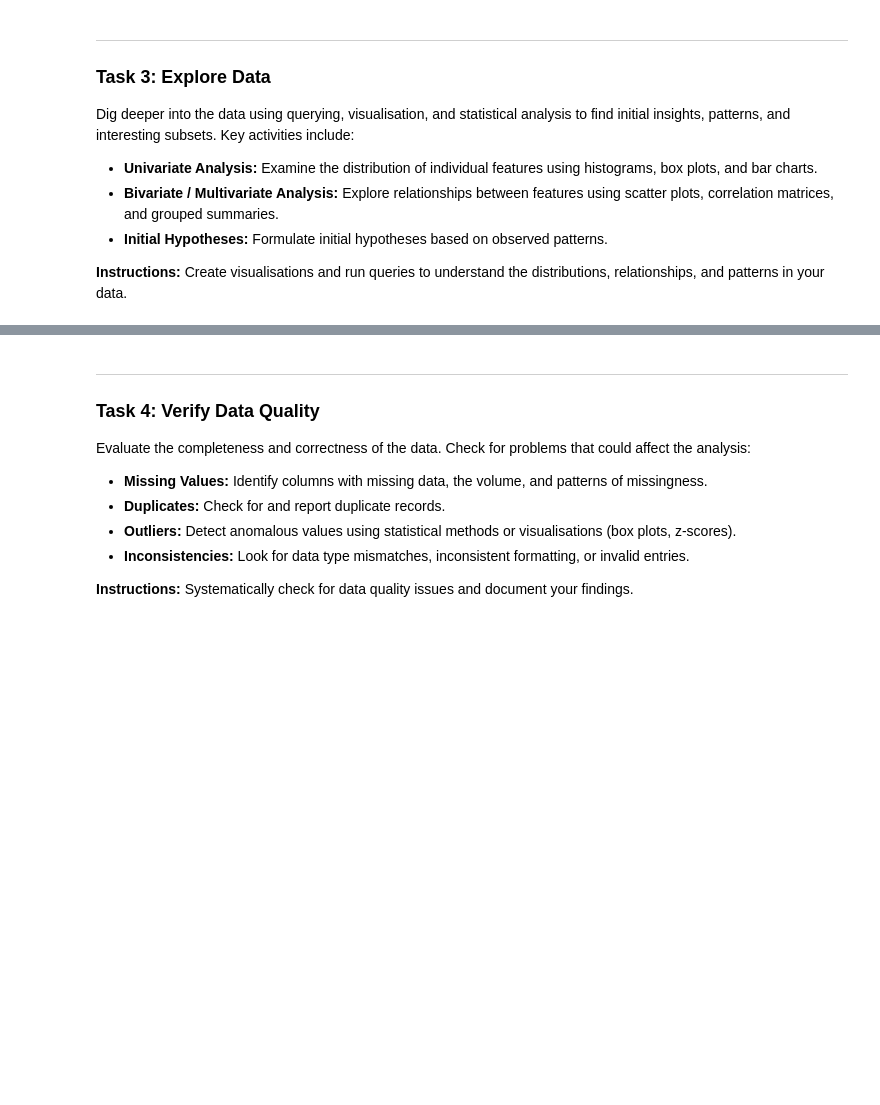
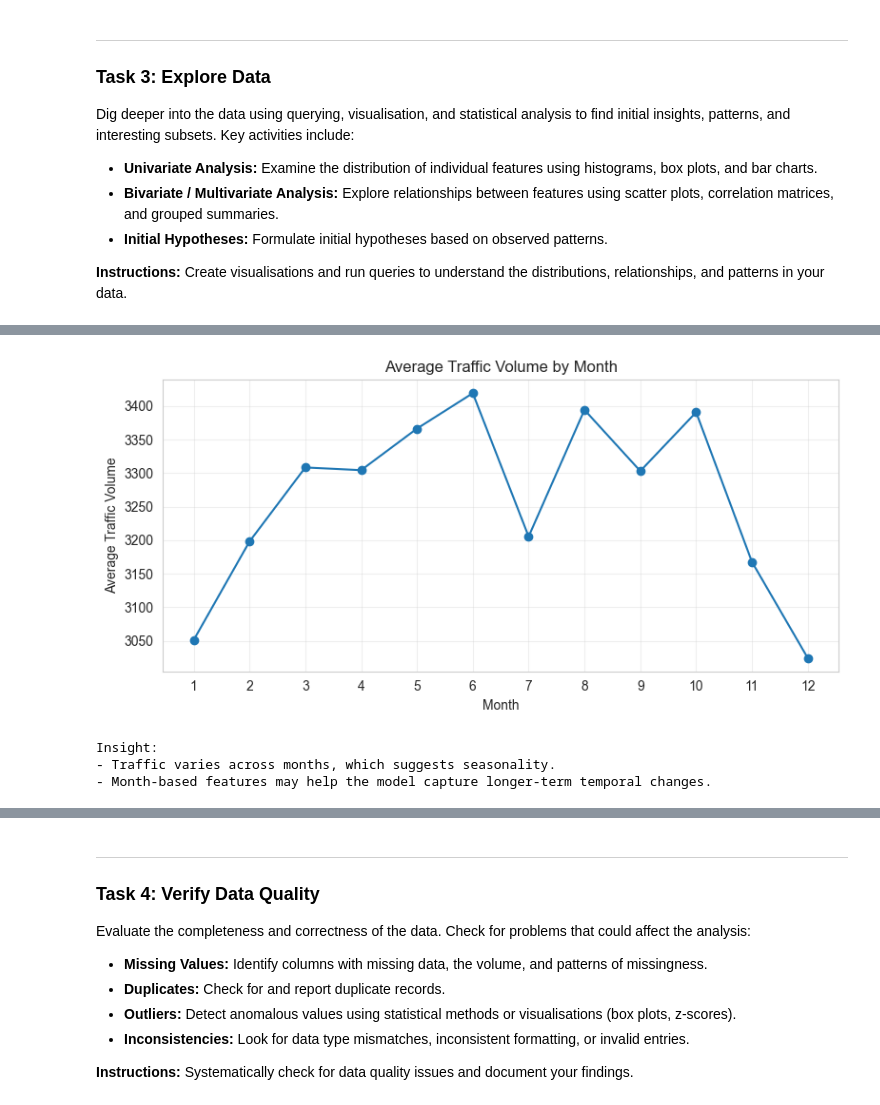
Before and after one commit to zeinaabouelmagdd/traffic-volume-forecasting-project, a Jupyter notebook: notebooks/Phase_2_Data_Understanding.ipynb, the cells around one changed output, grey strips where cells are left out. Cells and saved outputs as stored; diff of their text form; code cells hidden in the pictures; blank space fills up the shorter version.

```diff
--- a/notebooks/Phase_2_Data_Understanding.ipynb
+++ b/notebooks/Phase_2_Data_Understanding.ipynb
@@ -266,0 +305,22 @@ for i, insight in enumerate(initial_insights, 1):
+# %%
+# Traffic by month
+monthly = df.groupby("month")["traffic_volume"].mean().sort_index()
+
+plt.figure(figsize=(8, 4))
+plt.plot(monthly.index, monthly.values, marker="o")
+plt.title("Average Traffic Volume by Month")
+plt.xlabel("Month")
+plt.ylabel("Average Traffic Volume")
+plt.xticks(range(1, 13))
+plt.grid(alpha=0.3)
+plt.tight_layout()
+plt.show()
+
+print("Insight:")
+print("- Traffic varies across months, which suggests seasonality.")
+print("- Month-based features may help the model capture longer-term temporal changes.")
+# %% [output]
+[figure, added]
+Insight:
+- Traffic varies across months, which suggests seasonality.
+- Month-based features may help the model capture longer-term temporal changes.
```
Also changed, not shown: parts of 29 cells of this notebook, 2 other files.
